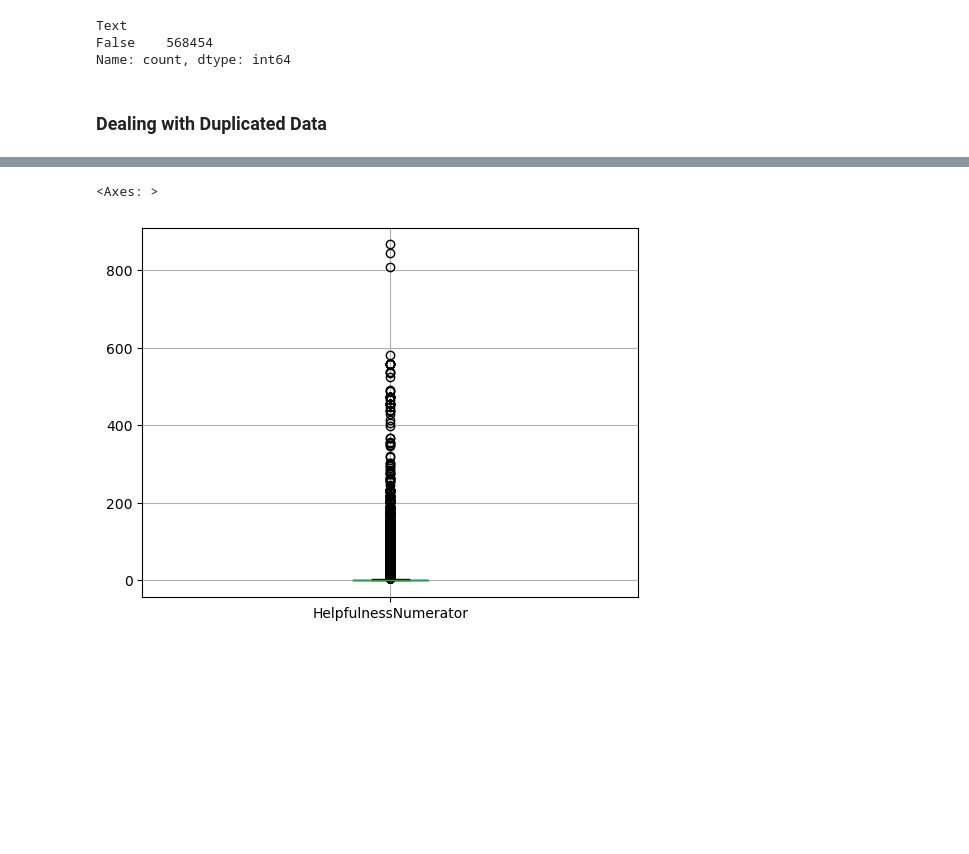
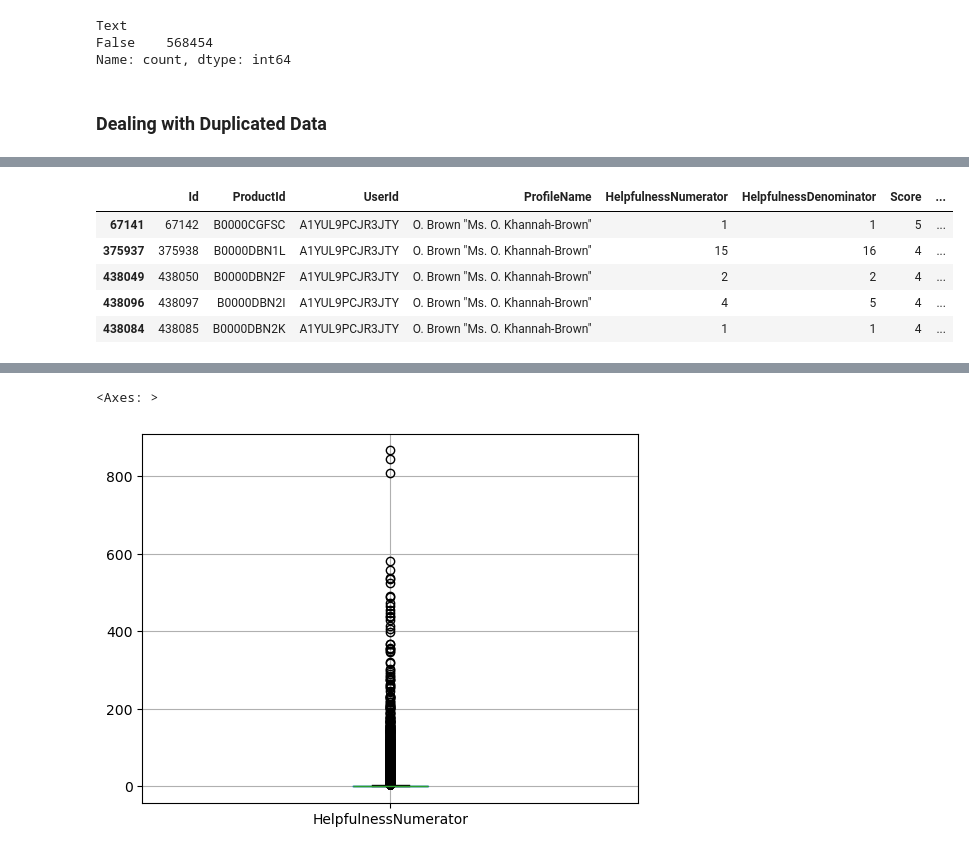
Before and after one commit to SophiaBouchama/review-analysis-teamc, a Jupyter notebook: code/preprocessing.ipynb, the cells around one changed output, grey strips where cells are left out. Saved outputs shown, nothing was run; the diff lists cells and outputs as text; code cells hidden in the pictures; blank space fills up the shorter version.

```diff
--- a/code/preprocessing.ipynb
+++ b/code/preprocessing.ipynb
@@ -133,4 +157,13 @@ AKZKG2Z7CNV27     110
 dtype: int64
+# %%
+reviews_data[reviews_data['UserId'] == 'A1YUL9PCJR3JTY'].sort_values(by='ProductId').head()
+# %% [output]
+|  | Id | ProductId | UserId | ProfileName | HelpfulnessNumerator | HelpfulnessDenominator | Score | ... |
+| 67141 | 67142 | B0000CGFSC | A1YUL9PCJR3JTY | O. Brown "Ms. O. Khannah-Brown" | 1 | 1 | 5 | ... |
+| 375937 | 375938 | B0000DBN1L | A1YUL9PCJR3JTY | O. Brown "Ms. O. Khannah-Brown" | 15 | 16 | 4 | ... |
+| 438049 | 438050 | B0000DBN2F | A1YUL9PCJR3JTY | O. Brown "Ms. O. Khannah-Brown" | 2 | 2 | 4 | ... |
+| 438096 | 438097 | B0000DBN2I | A1YUL9PCJR3JTY | O. Brown "Ms. O. Khannah-Brown" | 4 | 5 | 4 | ... |
+| 438084 | 438085 | B0000DBN2K | A1YUL9PCJR3JTY | O. Brown "Ms. O. Khannah-Brown" | 1 | 1 | 4 | ... |
 # %%
 reviews_data = reviews_data.drop_duplicates(subset=["UserId","Time","Text"])
 # %%
```
Also changed, not shown: parts of 18 cells of this notebook.
